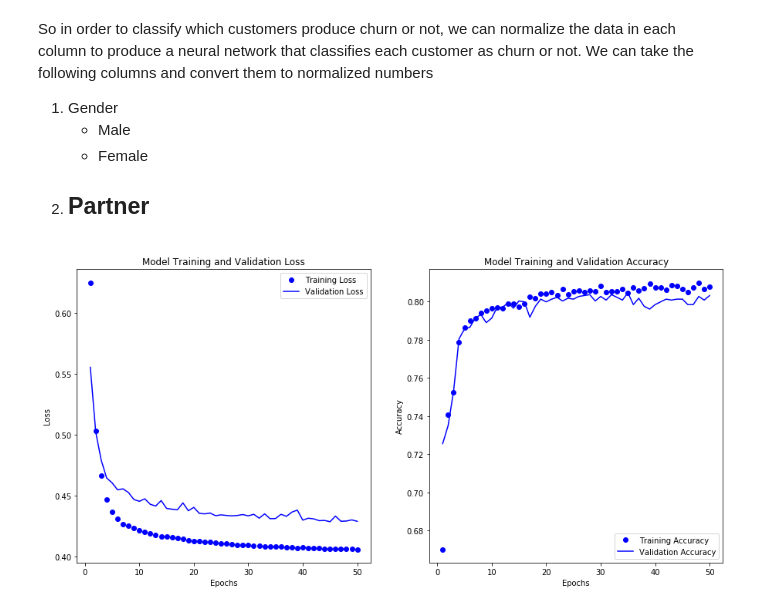
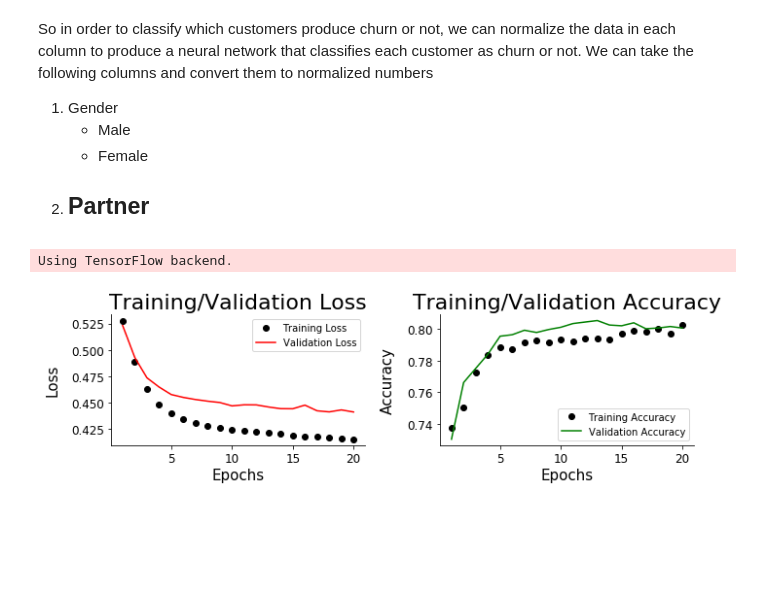
Before and after one commit to tnorlund/CustomerAnalytics, a Jupyter notebook: Churn.ipynb, the cells around one changed output. Cells and saved outputs as stored; diff of their text form; code cells hidden in the pictures; blank space fills up the shorter version.

```diff
--- a/Churn.ipynb
+++ b/Churn.ipynb
@@ -282,8 +282,10 @@ Y = churn_df["Churn"].values
 from keras import models
 from keras import layers
 from keras import optimizers
-max_epochs = 50
+max_epochs = 20
 batch = 32
+# %% [output]
+Using TensorFlow backend.
 # %%
 percent_split = .7
 train_idx = round(x.shape[0]*percent_split)
@@ -317,23 +319,71 @@ val_loss = history_1.history['val_loss']
 train_accuracy = history_1.history['accuracy']
 val_accuracy = history_1.history['val_accuracy']
 # %%
-fig, ax = plt.subplots(1, 2, figsize=(15, 7))
+fig, ax = plt.subplots(1, 2, figsize=(10, 3))
 
-ax[0].plot(epochs, train_loss, 'bo', label = "Training Loss")
-ax[0].plot(epochs, val_loss, 'b', label = "Validation Loss")
-ax[0].title.set_text("Model Training and Validation Loss")
+ax[0].plot(epochs, train_loss, 'o', color="black", label = "Training Loss")
+# ax[0].fill_between(epochs, val_loss, 0, color="red", alpha=0.8)
+ax[0].plot(epochs, val_loss, color="red", label="Validation Loss")
+ax[0].set_title(
+    "Training/Validation Loss",
+    fontdict={
+        'fontsize': 22,
+        'verticalalignment': 'baseline',
+        'horizontalalignment': "center"
+    }
+)
 ax[0].set_xlabel("Epochs")
 ax[0].set_ylabel("Loss")
 ax[0].legend()
 
-ax[1].plot(epochs, train_accuracy, 'bo', label = "Training Accuracy")
-ax[1].plot(epochs, val_accuracy, 'b', label = "Validation Accuracy")
-ax[1].title.set_text("Model Training and Validation Accuracy")
+ax[1].plot(epochs, train_accuracy, 'o', color="black", label = "Training Accuracy")
+ax[1].plot(epochs, val_accuracy, color="green", label = "Validation Accuracy")
+ax[1].set_title(
+    "Training/Validation Accuracy",
+    fontdict={
+        'fontsize': 22,
+        'verticalalignment': 'baseline',
+        'horizontalalignment': "center"
+    }
+)
 ax[1].set_xlabel("Epochs")
 ax[1].set_ylabel("Accuracy")
 ax[1].legend()
 
+for axis in ax:
+    axis.spines['right'].set_visible(False)
+    axis.spines['top'].set_visible(False)
+    axis.yaxis.set_ticks_position('left')
+    axis.tick_params(
+        axis='y',
+        which='both',
+        labelsize=12
+    )
+    axis.tick_params(
+        axis='x',
+        which='both',
+        labelsize=12
+    )
+    axis.set_xlabel(
+        axis.get_xlabel(),
+        fontdict={
+            'fontsize': 15,
+            'verticalalignment': 'baseline',
+            'horizontalalignment': "center"
+        },
+        labelpad=15
+    )
+    axis.set_ylabel(
+        axis.get_ylabel(),
+        fontdict={
+            'fontsize': 15,
+            'verticalalignment': 'baseline',
+            'horizontalalignment': "center"
+        },
+        labelpad=15
+    )
+plt.tight_layout()
 plt.show()
 # %% [output]
-[figure, old version]
+[figure, new version]
 # %%
```
Also changed, not shown: parts of 4 cells of this notebook, 4 other files.
